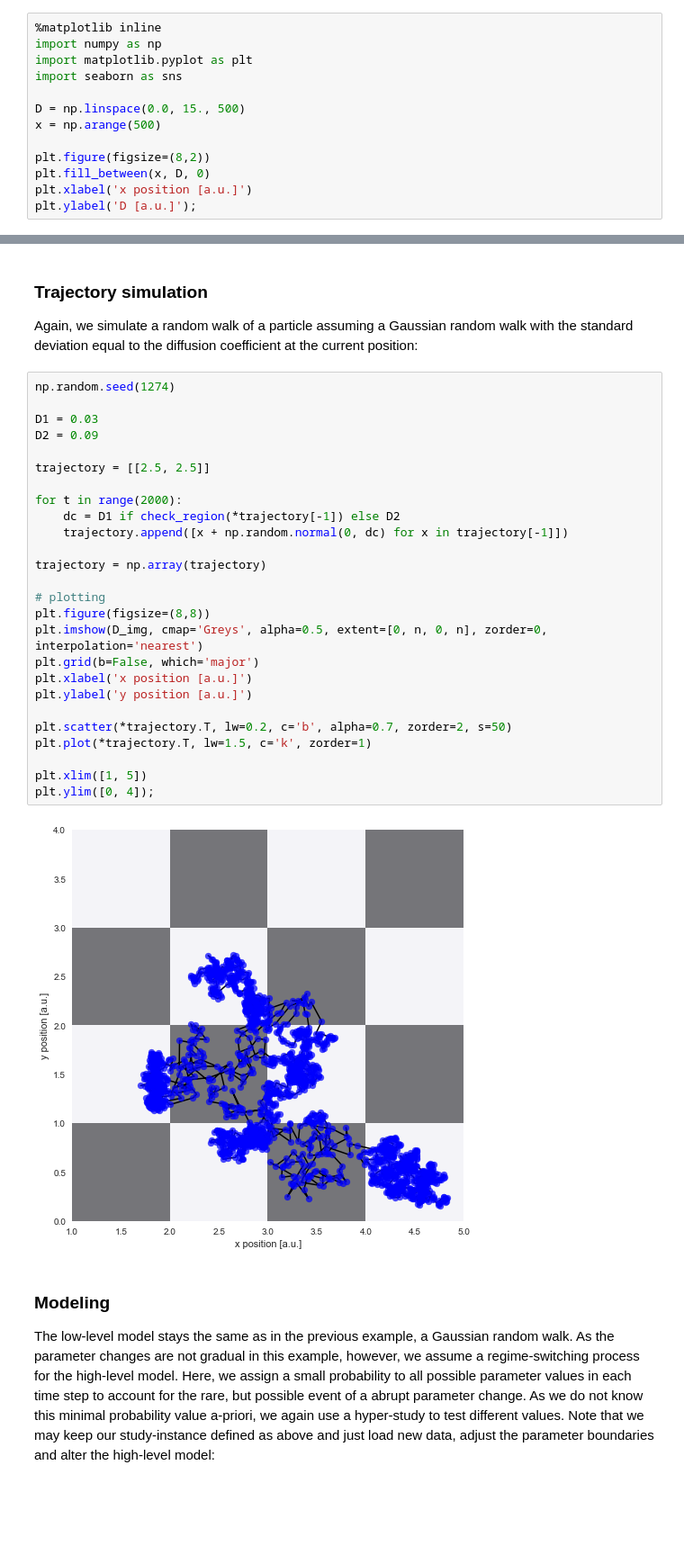
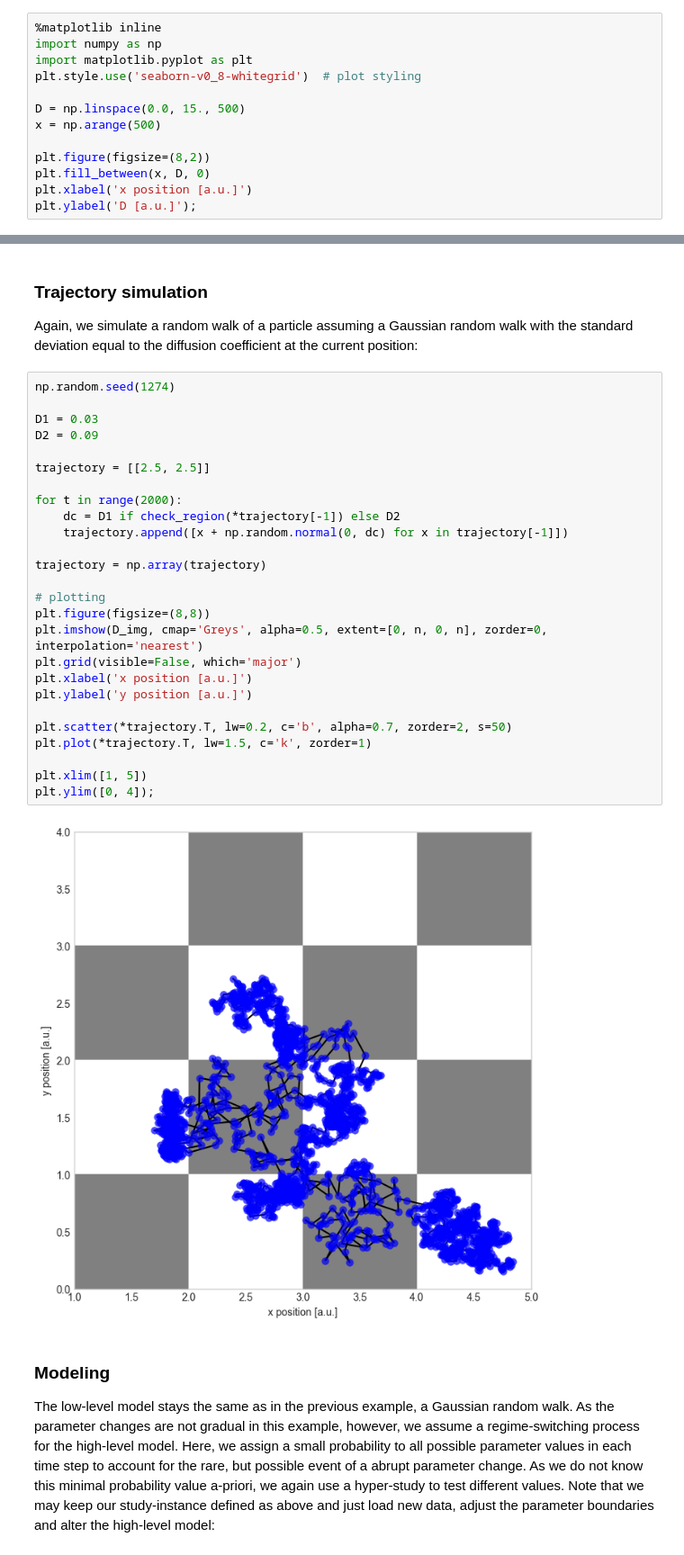
Before and after one commit to christophmark/bayesloop, a Jupyter notebook: docs/source/examples/anomalousdiffusion.ipynb, the cells around one changed output, grey strips where cells are left out. Shown at 90% size. Saved outputs shown, nothing was run; the diff lists cells and outputs as text; blank space fills up the shorter version.

```diff
--- a/docs/source/examples/anomalousdiffusion.ipynb
+++ b/docs/source/examples/anomalousdiffusion.ipynb
@@ -10,7 +10,7 @@ For this example, we assume a positive, constant diffusion gradient, resulting a
 %matplotlib inline
 import numpy as np
 import matplotlib.pyplot as plt
-import seaborn as sns
+plt.style.use('seaborn-v0_8-whitegrid')  # plot styling
 
 D = np.linspace(0.0, 15., 500)
 x = np.arange(500)
@@ -204,31 +201,31 @@ Again, we simulate a random walk of a particle assuming a Gaussian random walk w
 # %%
 np.random.seed(1274)
 
 D1 = 0.03
 D2 = 0.09
 
 trajectory = [[2.5, 2.5]]
 
 for t in range(2000):
     dc = D1 if check_region(*trajectory[-1]) else D2
     trajectory.append([x + np.random.normal(0, dc) for x in trajectory[-1]])
 
 trajectory = np.array(trajectory)
 
 # plotting
 plt.figure(figsize=(8,8))
 plt.imshow(D_img, cmap='Greys', alpha=0.5, extent=[0, n, 0, n], zorder=0, interpolation='nearest')
-plt.grid(b=False, which='major')
+plt.grid(visible=False, which='major')
 plt.xlabel('x position [a.u.]')
 plt.ylabel('y position [a.u.]')
 
 plt.scatter(*trajectory.T, lw=0.2, c='b', alpha=0.7, zorder=2, s=50)
 plt.plot(*trajectory.T, lw=1.5, c='k', zorder=1)
 
 plt.xlim([1, 5])
 plt.ylim([0, 4]);
 # %% [output]
-[figure, old version]
+[figure, new version]
 # %% [markdown]
 ### Modeling
 The low-level model stays the same as in the previous example, a Gaussian random walk. As the parameter changes are not gradual in this example, however, we assume a regime-switching process for the high-level model. Here, we assign a small probability to all possible parameter values in each time step to account for the rare, but possible event of a abrupt parameter change. As we do not know this minimal probability value a-priori, we again use a hyper-study to test different values. Note that we may keep our study-instance defined as above and just load new data, adjust the parameter boundaries and alter the high-level model:
```
Also changed, not shown: parts of 13 cells of this notebook, 16 other files.
